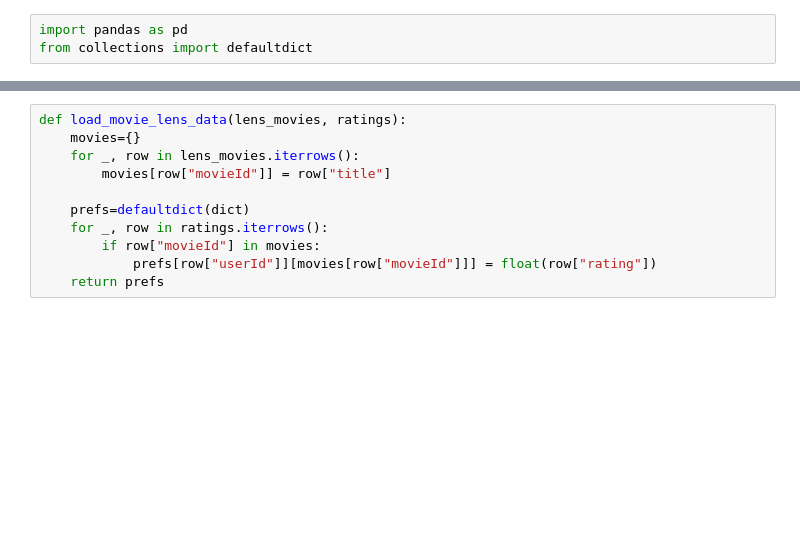
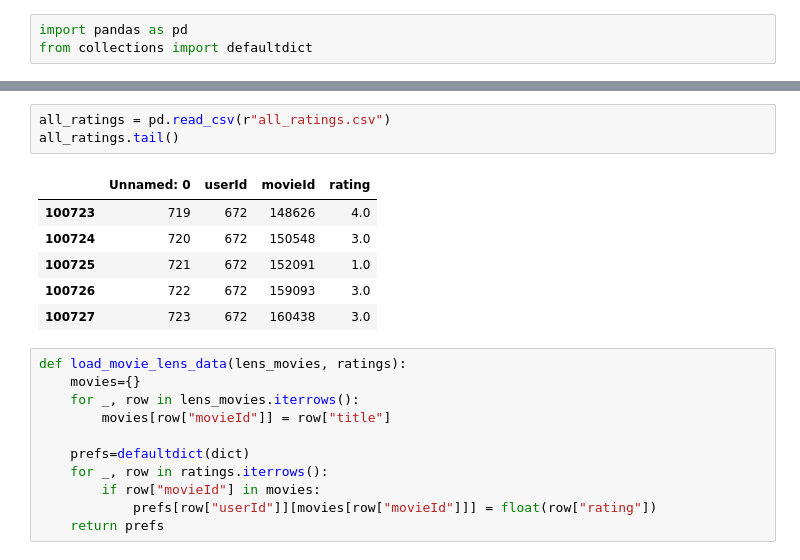
Before and after one commit to ioancw/notebooks, a Jupyter notebook: Recommendation Systems/ML Dataset.ipynb, the cells around one changed output, grey strips where cells are left out. Saved outputs shown, nothing was run; the diff lists cells and outputs as text; blank space fills up the shorter version.

```diff
--- a/Recommendation Systems/ML Dataset.ipynb
+++ b/Recommendation Systems/ML Dataset.ipynb
@@ -32,3 +18,13 @@ movies.head()
+# %%
+all_ratings = pd.read_csv(r"all_ratings.csv")
+all_ratings.tail()
+# %% [output]
+|  | Unnamed: 0 | userId | movieId | rating |
+| 100723 | 719 | 672 | 148626 | 4.0 |
+| 100724 | 720 | 672 | 150548 | 3.0 |
+| 100725 | 721 | 672 | 152091 | 1.0 |
+| 100726 | 722 | 672 | 159093 | 3.0 |
+| 100727 | 723 | 672 | 160438 | 3.0 |
 # %%
 def load_movie_lens_data(lens_movies, ratings):
     movies={}
```
Also changed, not shown: parts of 23 cells of this notebook, 4 other files.
